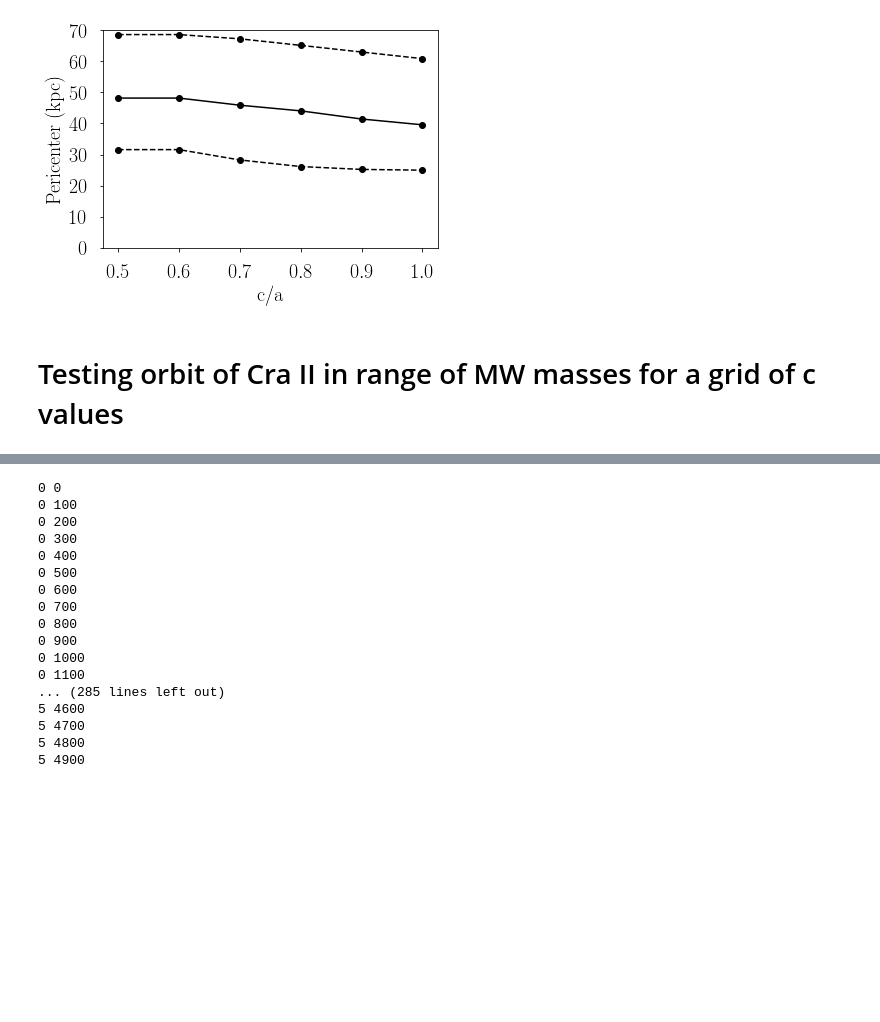
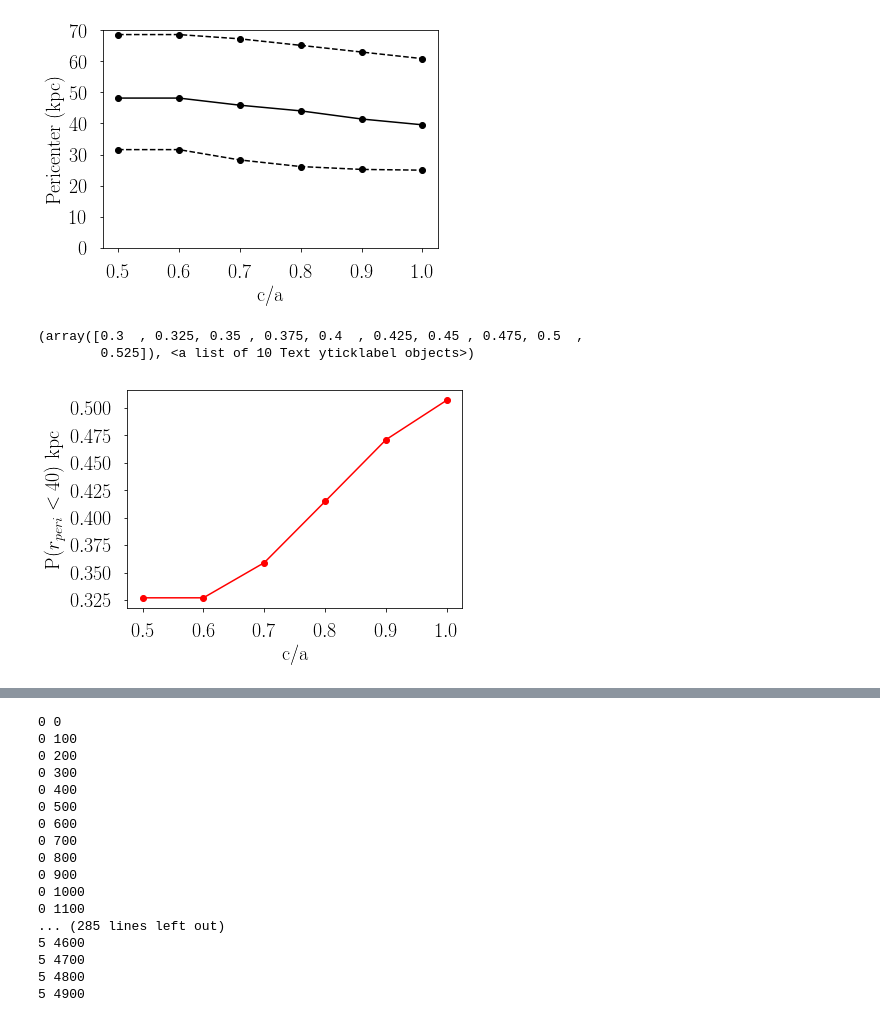
Before and after one commit to swfu/DwarfTidalStripping, a Jupyter notebook: craII_analysis.ipynb, the cells around one changed output, grey strips where cells are left out. Cells and saved outputs as stored; diff of their text form; code cells hidden in the pictures; blank space fills up the shorter version.

```diff
--- a/craII_analysis.ipynb
+++ b/craII_analysis.ipynb
@@ -369,5 +341,15 @@ plt.ylim(0,70)
 # %% [output]
 (0, 70)
 [figure]
-# %% [markdown]
-# Testing orbit of Cra II in range of MW masses for a grid of c values
+# %%
+plt.plot(c_grid, peri40, marker='o',color='red')
+
+plt.xlabel('c/a',fontsize=20)
+plt.ylabel(r'P($r_{peri} < 40$) kpc',fontsize=20)
+
+plt.xticks(fontsize=20)
+plt.yticks(fontsize=20)
+# %% [output]
+(array([0.3  , 0.325, 0.35 , 0.375, 0.4  , 0.425, 0.45 , 0.475, 0.5  ,
+        0.525]), <a list of 10 Text yticklabel objects>)
+[figure, added]
```
Also changed, not shown: parts of 3 cells of this notebook, 3 other files.
